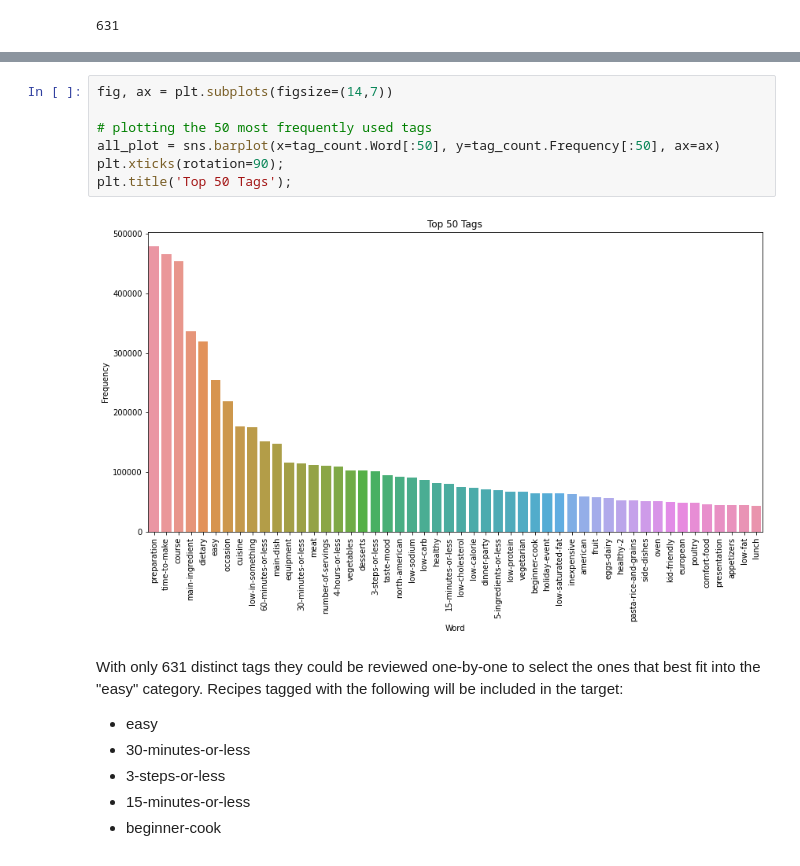
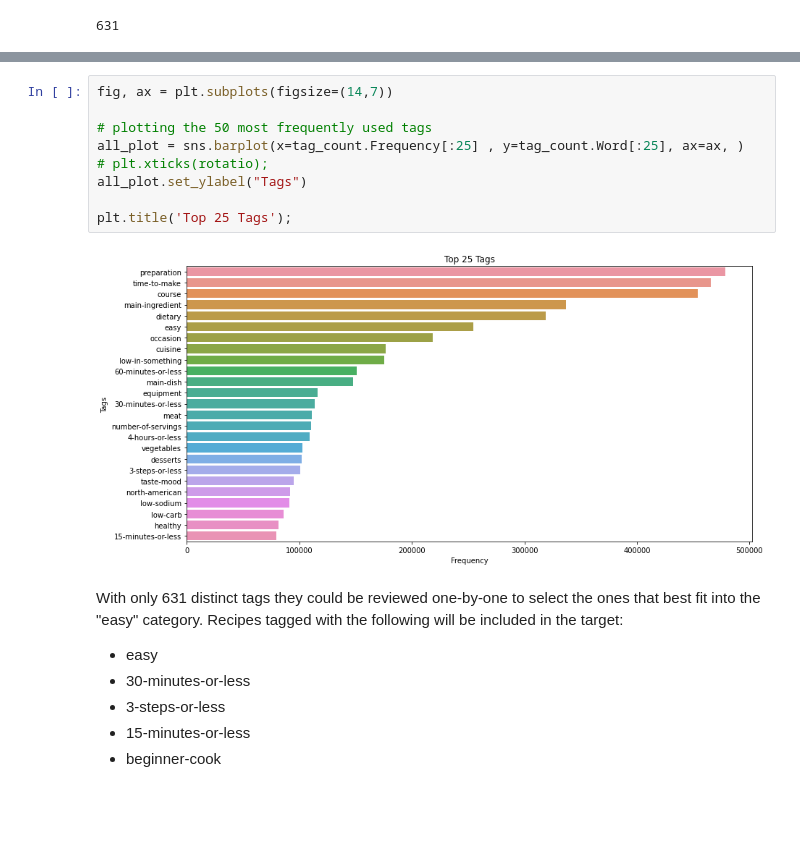
Before and after one commit to AJMarshall-25/NLP_Recipe_Analysis, a Jupyter notebook: recipe-classification-with-nlp-v6 DRAFT.ipynb, the cells around one changed output, grey strips where cells are left out. Cells and saved outputs as stored; diff of their text form; blank space fills up the shorter version.

Commit message:
Clean up some graphs on final notebook (should have remembered to do this earlier!!!)

```diff
--- a/recipe-classification-with-nlp-v6 DRAFT.ipynb
+++ b/recipe-classification-with-nlp-v6 DRAFT.ipynb
@@ -411,12 +350,14 @@ plt.show()
 # %%
 fig, ax = plt.subplots(figsize=(14,7))
 
 # plotting the 50 most frequently used tags
-all_plot = sns.barplot(x=tag_count.Word[:50], y=tag_count.Frequency[:50], ax=ax)
-plt.xticks(rotation=90);
-plt.title('Top 50 Tags');
+all_plot = sns.barplot(x=tag_count.Frequency[:25] , y=tag_count.Word[:25], ax=ax, )
+# plt.xticks(rotatio);
+all_plot.set_ylabel("Tags")
+
+plt.title('Top 25 Tags');
 # %% [output]
-[figure, old version]
+[figure, new version]
 # %% [markdown]
 With only 631 distinct tags they could be reviewed one-by-one to select the ones that best fit into the "easy" category. Recipes tagged with the following will be included in the target:
 
```
Also changed, not shown: parts of 72 cells of this notebook.
